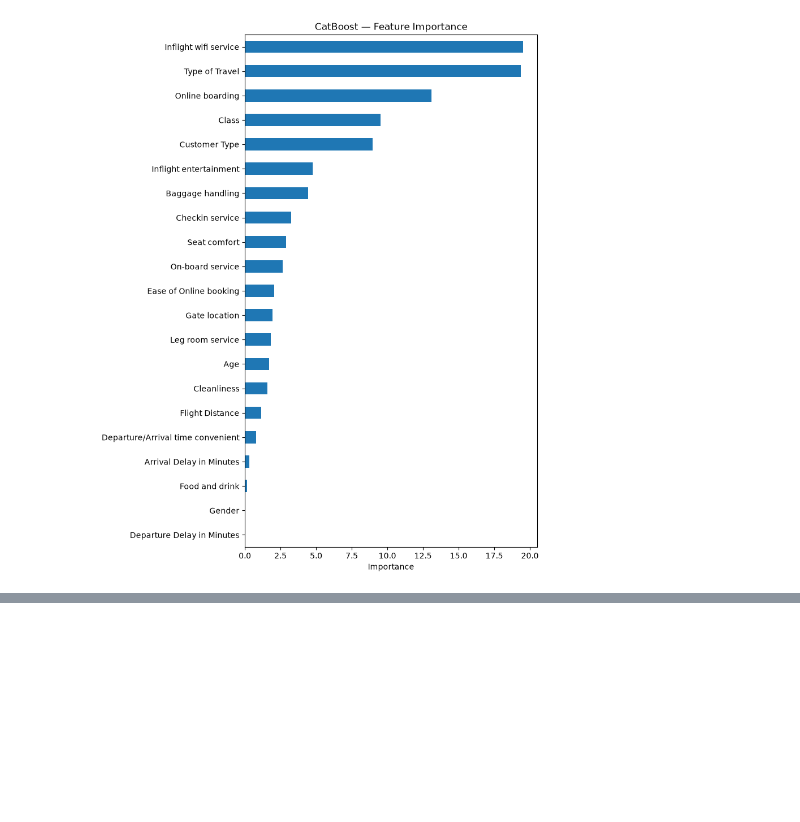
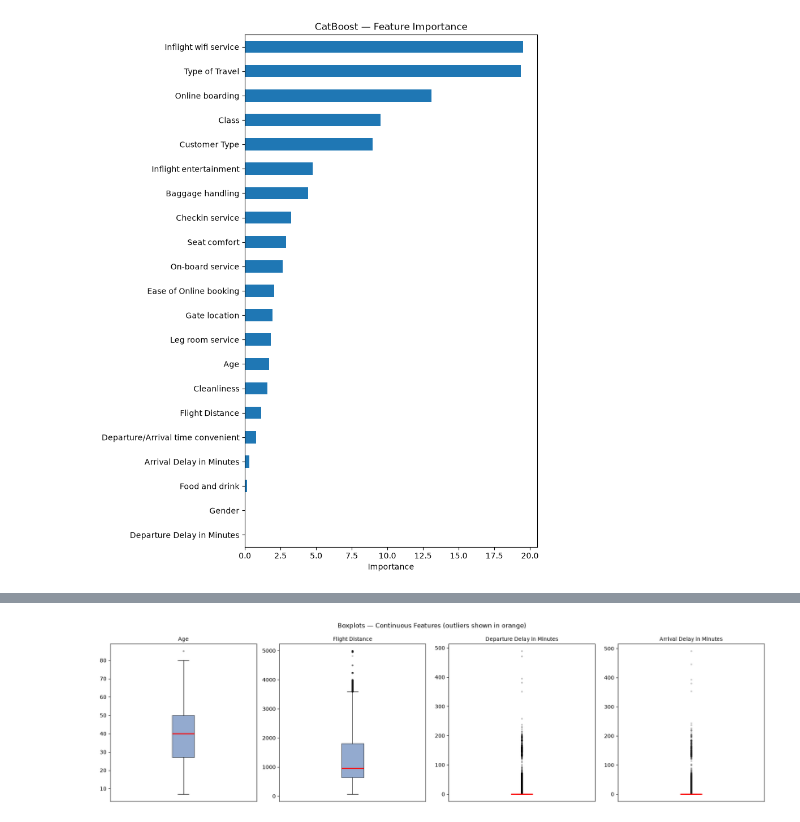
Before and after one commit to Aky29/flight-satisfaction-, a Jupyter notebook: notebook.ipynb, the cells around one changed output, grey strips where cells are left out. Drawn from its saved outputs; the diff is of its cells as text; code cells hidden in the pictures; blank space fills up the shorter version.

```diff
--- a/notebook.ipynb
+++ b/notebook.ipynb
@@ -207,0 +210,26 @@ plt.show()
+# %%
+# Only continuous columns are meaningful for outlier detection;
+# rating columns (0-5) are bounded ordinal scales — skip them.
+continuous_cols = ['Age', 'Flight Distance', 'Departure Delay in Minutes', 'Arrival Delay in Minutes']
+
+outlier_summary = []
+for col in continuous_cols:
+    series = df[col].dropna()
+    Q1 = series.quantile(0.25)
+    Q3 = series.quantile(0.75)
+    IQR = Q3 - Q1
+    lower = Q1 - 1.5 * IQR
+    upper = Q3 + 1.5 * IQR
+    n_outliers = ((series < lower) | (series > upper)).sum()
+    pct = n_outliers / len(series) * 100
+    outlier_summary.append({
+        'Column': col,
+        'Q1': Q1, 'Q3': Q3, 'IQR': IQR,
+        'Lower Bound': lower, 'Upper Bound': upper,
+        'Max Value': series.max(),
+        '# Outliers': n_outliers,
+        '% Outliers': round(pct, 2)
+    })
+
+outlier_df = pd.DataFrame(outlier_summary).set_index('Column')
+outlier_df
@@ -207,0 +243,17 @@ plt.show()
+# %%
+import matplotlib.pyplot as plt
+
+fig, axes = plt.subplots(1, 4, figsize=(18, 5))
+for ax, col in zip(axes, continuous_cols):
+    ax.boxplot(df[col].dropna(), vert=True, patch_artist=True,
+               boxprops=dict(facecolor='#4c72b0', alpha=0.6),
+               medianprops=dict(color='red', linewidth=2),
+               flierprops=dict(marker='o', markersize=2, alpha=0.3, color='orange'))
+    ax.set_title(col, fontsize=10)
+    ax.set_xticks([])
+
+fig.suptitle('Boxplots — Continuous Features (outliers shown in orange)', fontsize=12)
+plt.tight_layout()
+plt.show()
+# %% [output]
+[figure, added]
```
Also changed, not shown: parts of 5 cells of this notebook, 4 other files.
